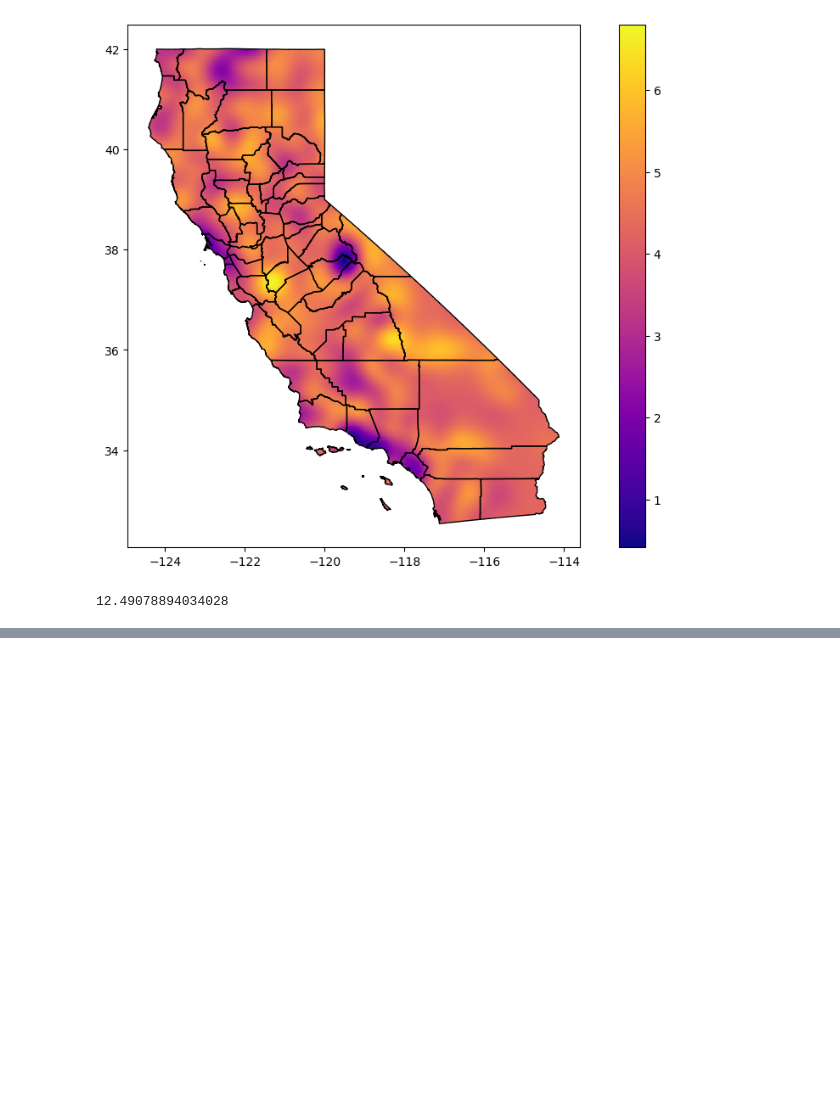
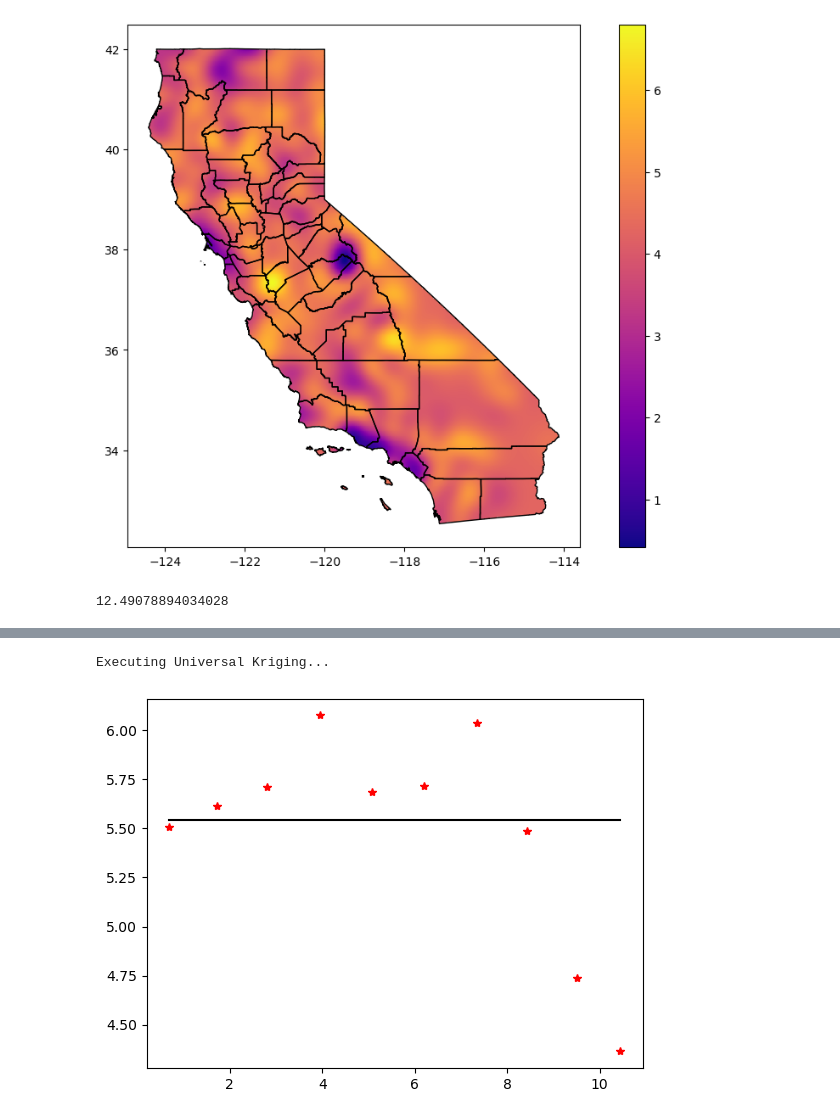
Before and after one commit to ternarysrche/rmp-wildfire, a Jupyter notebook: kriging_all.ipynb, the cells around one changed output, grey strips where cells are left out. Saved outputs shown, nothing was run; the diff lists cells and outputs as text; code cells hidden in the pictures; blank space fills up the shorter version.

```diff
--- a/kriging_all.ipynb
+++ b/kriging_all.ipynb
@@ -239,0 +267,10 @@ KeyboardInterrupt:
+# %%
+UK4 = UniversalKriging(
+    pointsx,
+    pointsy,
+    np.log(values),
+    variogram_model="linear",
+#     coordinates_type="geographic",
+    verbose=True,
+    drift_terms=["regional_linear"],
+)
@@ -239,0 +291,25 @@ KeyboardInterrupt:
+# %%
+interpolated_values, stdsq = UK4.execute("points", xi, yi)
+cell["interpolated_values"] = interpolated_values
+cell["interpolated_values"].to_pickle("./dataframes/2000-2019/universal_kriging_linear_regional_linear_drift_values_log")
+cell["interpolated_values"] = np.sqrt(stdsq)
+cell["interpolated_values"].to_pickle("./dataframes/2000-2019/universal_kriging_linear_regional_linear_drift_std")
+# %% [output]
+Executing Universal Kriging...
+# %%
+OK1 = OrdinaryKriging(
+    pointsx,
+    pointsy,
+    np.log(values),
+    variogram_model='linear',
+    enable_plotting=True,
+    coordinates_type="geographic",
+    nlags=10,
+)
+interpolated_values, stdsq = OK1.execute("points", xi, yi)
+cell["interpolated_values"] = interpolated_values
+cell["interpolated_values"].to_pickle("./dataframes/2000-2019/ordinary_kriging_linear_geographic_nlags_10_values_log")
+cell["interpolated_values"] = np.sqrt(stdsq)
+cell["interpolated_values"].to_pickle("./dataframes/2000-2019/ordinary_kriging_linear_geographic_nlags_10_std")
+# %% [output]
+[figure, added]
```
Also changed, not shown: parts of 9 cells of this notebook, 15 other files.
